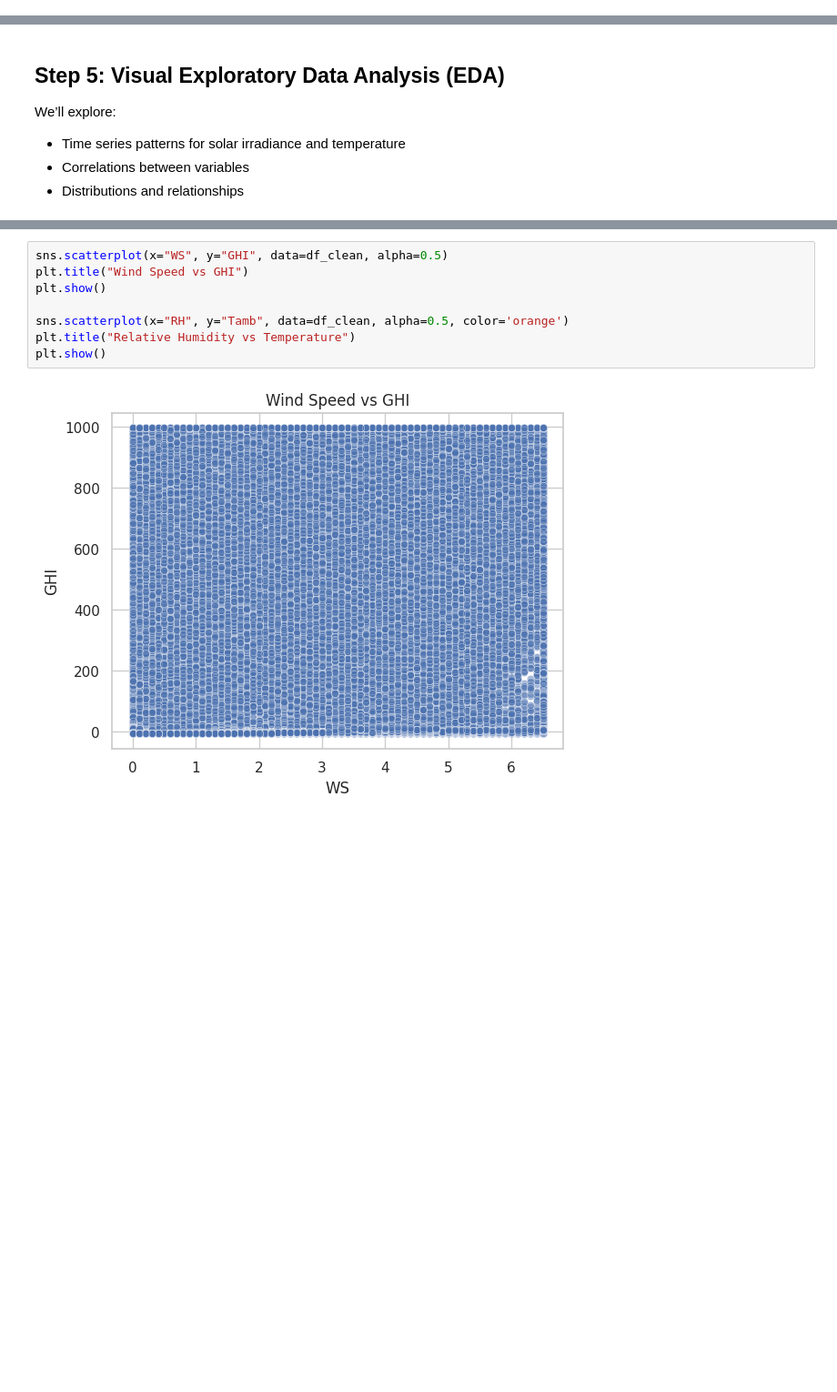
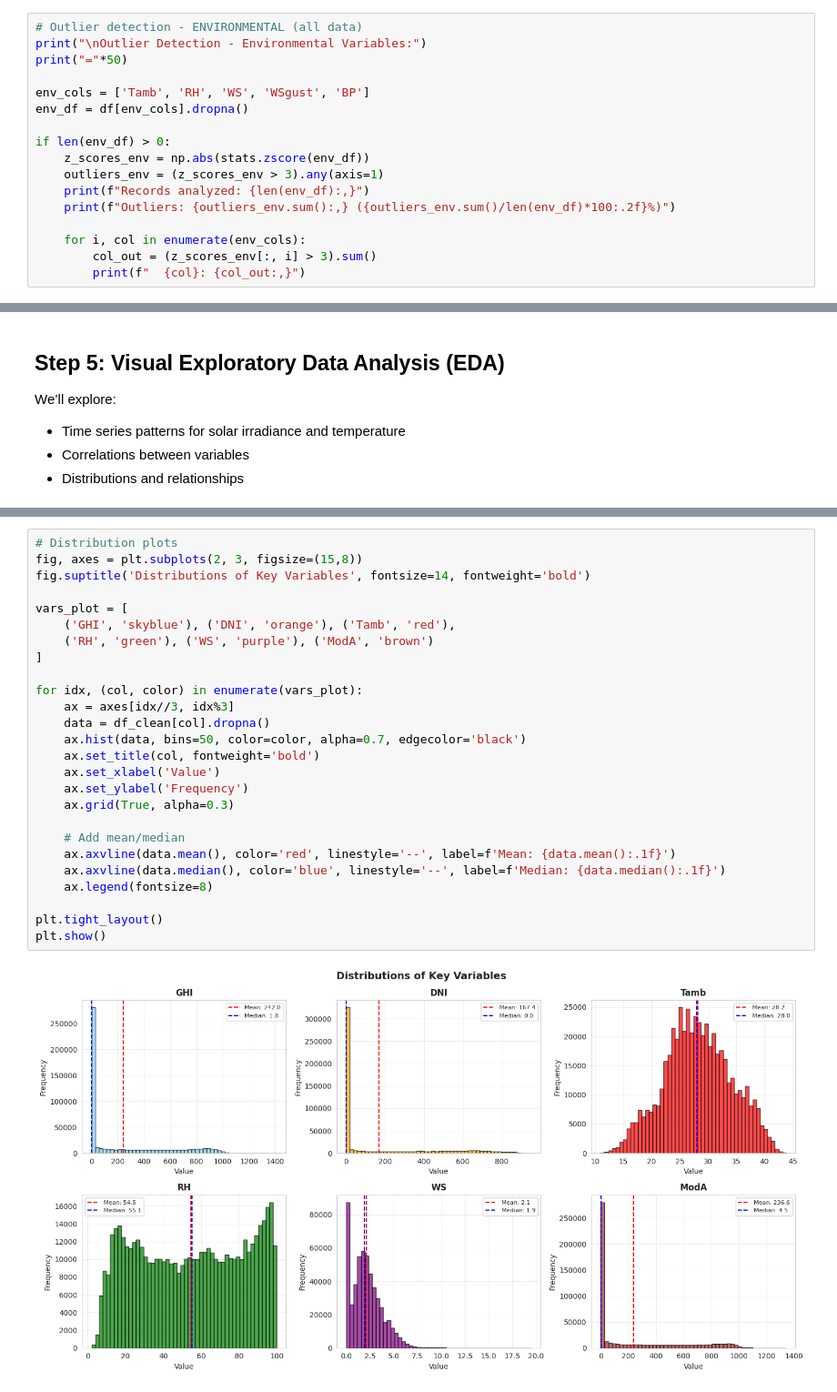
Before and after one commit to Zufan-Hadgu/solar-challenge-week0, a Jupyter notebook: notebooks/benin_eda.ipynb, the cells around one changed output, grey strips where cells are left out. Shown at 91% size. Cells and saved outputs as stored; diff of their text form; blank space fills up the shorter version.

```diff
--- a/notebooks/benin_eda.ipynb
+++ b/notebooks/benin_eda.ipynb
@@ -134,0 +177,17 @@ Percentage of outliers: 1.4726027397260275
+# %%
+# Outlier detection - ENVIRONMENTAL (all data)
+print("\nOutlier Detection - Environmental Variables:")
+print("="*50)
+
+env_cols = ['Tamb', 'RH', 'WS', 'WSgust', 'BP']
+env_df = df[env_cols].dropna()
+
+if len(env_df) > 0:
+    z_scores_env = np.abs(stats.zscore(env_df))
+    outliers_env = (z_scores_env > 3).any(axis=1)
+    print(f"Records analyzed: {len(env_df):,}")
+    print(f"Outliers: {outliers_env.sum():,} ({outliers_env.sum()/len(env_df)*100:.2f}%)")
+
+    for i, col in enumerate(env_cols):
+        col_out = (z_scores_env[:, i] > 3).sum()
+        print(f"  {col}: {col_out:,}")
@@ -196,10 +339,28 @@ plt.show()
 # %%
-sns.scatterplot(x="WS", y="GHI", data=df_clean, alpha=0.5)
-plt.title("Wind Speed vs GHI")
+# Distribution plots
+fig, axes = plt.subplots(2, 3, figsize=(15,8))
+fig.suptitle('Distributions of Key Variables', fontsize=14, fontweight='bold')
+
+vars_plot = [
+    ('GHI', 'skyblue'), ('DNI', 'orange'), ('Tamb', 'red'),
+    ('RH', 'green'), ('WS', 'purple'), ('ModA', 'brown')
+]
+
+for idx, (col, color) in enumerate(vars_plot):
+    ax = axes[idx//3, idx%3]
+    data = df_clean[col].dropna()
+    ax.hist(data, bins=50, color=color, alpha=0.7, edgecolor='black')
+    ax.set_title(col, fontweight='bold')
+    ax.set_xlabel('Value')
+    ax.set_ylabel('Frequency')
+    ax.grid(True, alpha=0.3)
+
+    # Add mean/median
+    ax.axvline(data.mean(), color='red', linestyle='--', label=f'Mean: {data.mean():.1f}')
+    ax.axvline(data.median(), color='blue', linestyle='--', label=f'Median: {data.median():.1f}')
+    ax.legend(fontsize=8)
+
+plt.tight_layout()
 plt.show()
-
-sns.scatterplot(x="RH", y="Tamb", data=df_clean, alpha=0.5, color='orange')
-plt.title("Relative Humidity vs Temperature")
-plt.show()
 # %% [output]
-[figure, old version]
+[figure, new version]
```
Also changed, not shown: parts of 16 cells of this notebook.
